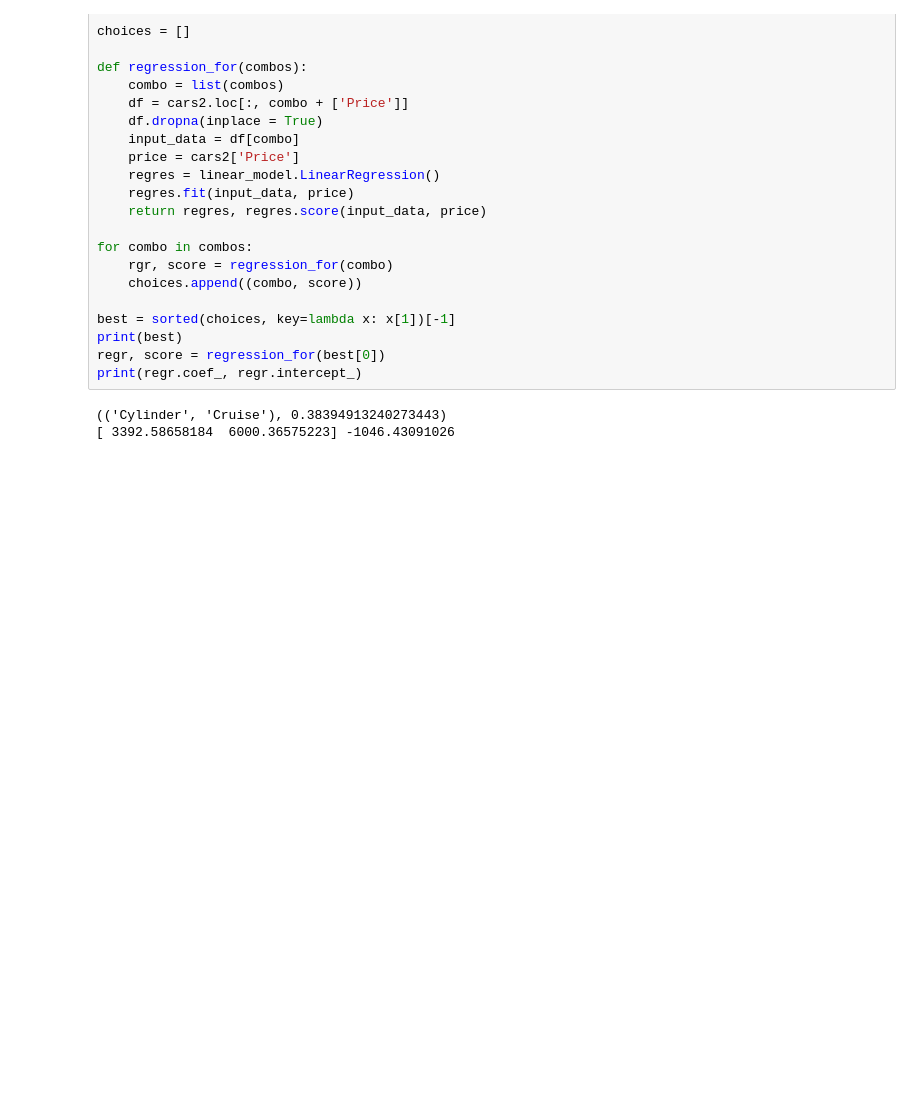
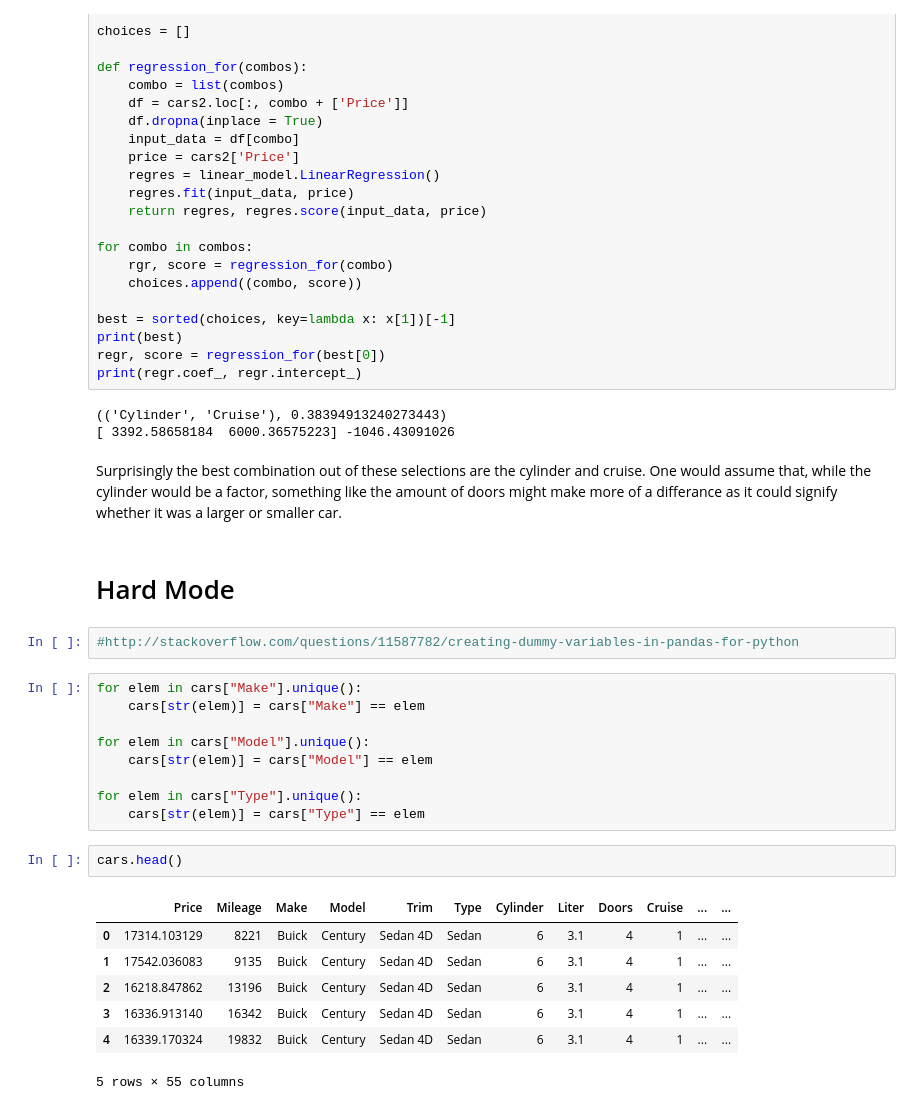
Before and after one commit to tiy-gvl-python-2015-09/linear-regression, a Jupyter notebook: How Much is Your Car Worth.ipynb, the cells around one changed output. Drawn from its saved outputs; the diff is of its cells as text; blank space fills up the shorter version.

```diff
--- a/How Much is Your Car Worth.ipynb
+++ b/How Much is Your Car Worth.ipynb
@@ -139,3 +144,28 @@ print(regr.coef_, regr.intercept_)
 # %% [output]
 (('Cylinder', 'Cruise'), 0.38394913240273443)
 [ 3392.58658184  6000.36575223] -1046.43091026
+# %% [markdown]
+Surprisingly the best combination out of these selections are the cylinder and cruise. One would assume that, while the cylinder would be a factor, something like the amount of doors might make more of a differance as it could signify whether it was a larger or smaller car.
+# %% [markdown]
+# Hard Mode
+# %%
+#http://stackoverflow.com/questions/11587782/creating-dummy-variables-in-pandas-for-python
+# %%
+for elem in cars["Make"].unique():
+    cars[str(elem)] = cars["Make"] == elem
+
+for elem in cars["Model"].unique():
+    cars[str(elem)] = cars["Model"] == elem
+
+for elem in cars["Type"].unique():
+    cars[str(elem)] = cars["Type"] == elem
+# %%
+cars.head()
+# %% [output]
+|  | Price | Mileage | Make | Model | Trim | Type | Cylinder | Liter | Doors | Cruise | ... | ... |
+| 0 | 17314.103129 | 8221 | Buick | Century | Sedan 4D | Sedan | 6 | 3.1 | 4 | 1 | ... | ... |
+| 1 | 17542.036083 | 9135 | Buick | Century | Sedan 4D | Sedan | 6 | 3.1 | 4 | 1 | ... | ... |
+| 2 | 16218.847862 | 13196 | Buick | Century | Sedan 4D | Sedan | 6 | 3.1 | 4 | 1 | ... | ... |
+| 3 | 16336.913140 | 16342 | Buick | Century | Sedan 4D | Sedan | 6 | 3.1 | 4 | 1 | ... | ... |
+| 4 | 16339.170324 | 19832 | Buick | Century | Sedan 4D | Sedan | 6 | 3.1 | 4 | 1 | ... | ... |
+5 rows × 55 columns
```
Also changed, not shown: parts of 10 cells of this notebook, 1 other file.
